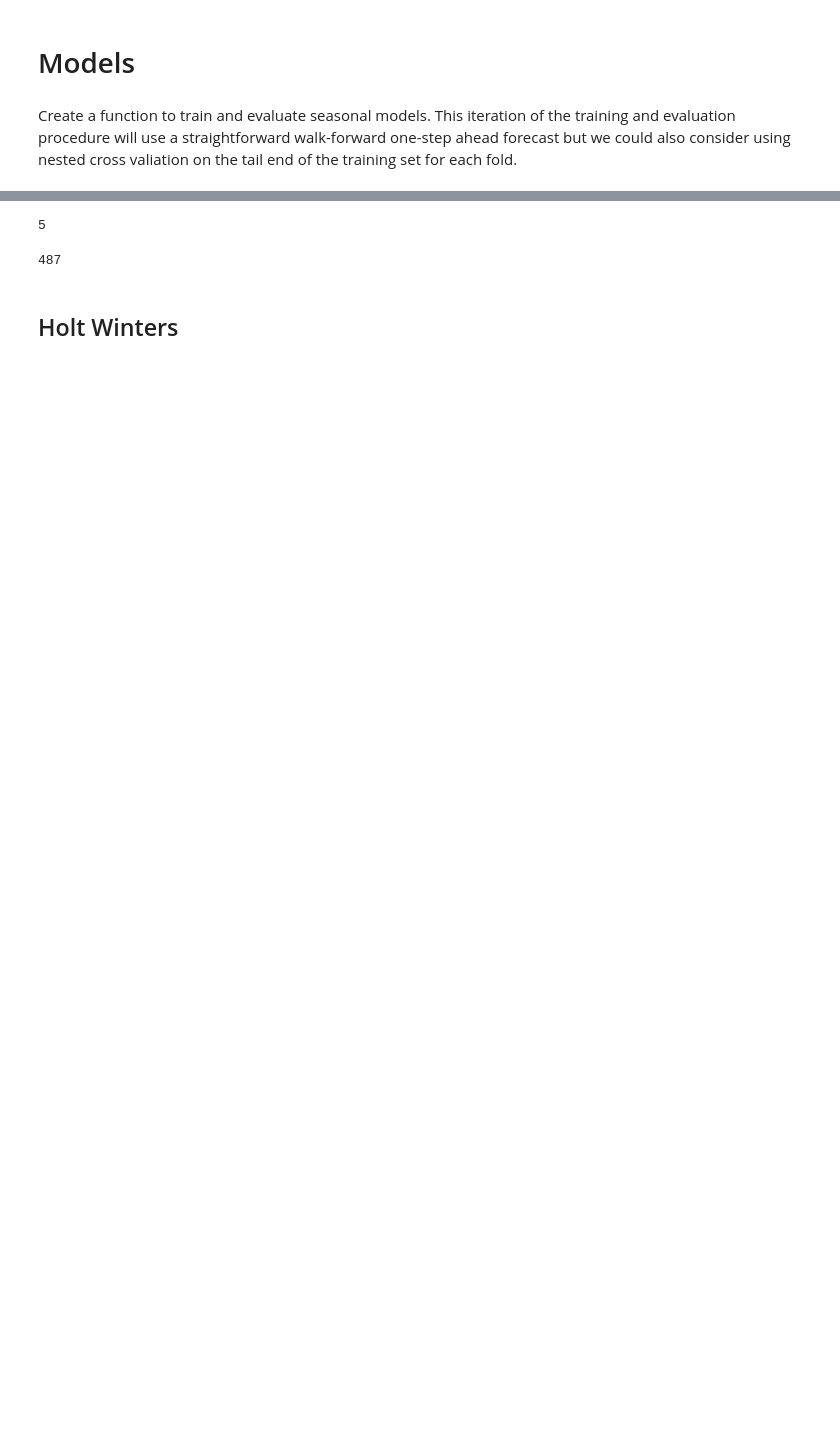
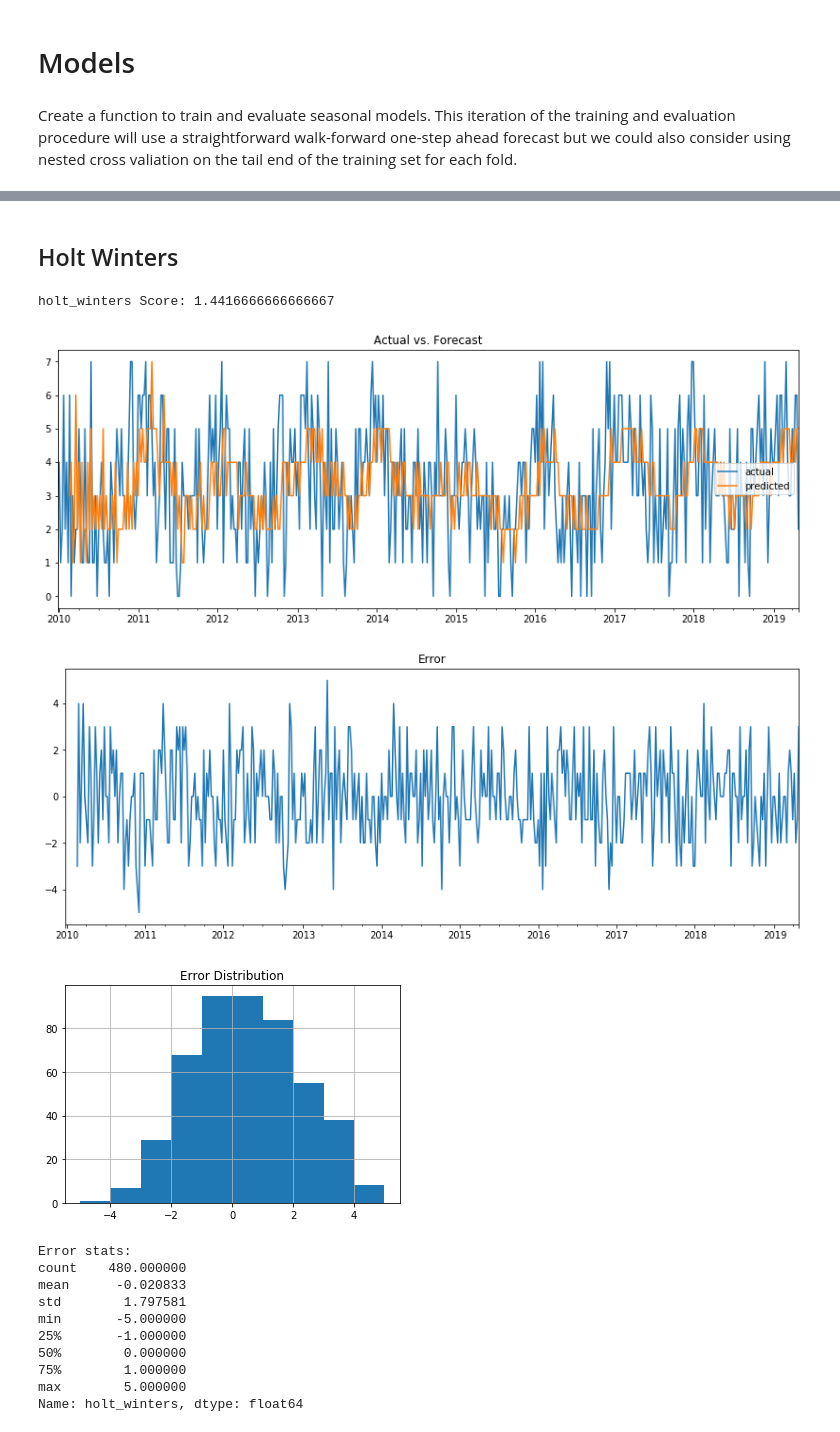
Before and after one commit to calvdee/london-ontario-rain-event-model, a Jupyter notebook: notebooks/4-Seasonal Models.ipynb, the cells around one changed output, grey strips where cells are left out. Cells and saved outputs as stored; diff of their text form; code cells hidden in the pictures; blank space fills up the shorter version.

Commit message:
Added seasonal model notebook and code

```diff
--- a/notebooks/4-Seasonal Models.ipynb
+++ b/notebooks/4-Seasonal Models.ipynb
@@ -83,17 +78,0 @@ def predict_average(x: pd.Series, horizon: int) -> np.array:
-# %%
-horizon = 1
-
-x = y.head()
-
-wf = GapWalkForward(n_splits=len(x)-1, test_size=horizon, gap_size=0)
-
-# Initialize the predictions with an empty value for the first
-# value since we need at least one value to train the model
-y_hats = { x.index[0]: np.nan }
-
-for train_ix, test_ix in wf.split(x):
-  train, test = x.iloc[train_ix], x.iloc[test_ix]
-  y_hat = predict_average(train, horizon)
-  y_hats[test.index.values[0]] = y_hat
-
-y_hats = pd.Series(y_hats)
@@ -108,8 +78,0 @@ pd.Series()
-# %%
-len(x)
-# %% [output]
-5
-# %%
-len(errors)
-# %% [output]
-487
@@ -118,2 +79,30 @@ len()
 # %% [markdown]
 ## Holt Winters
+# %%
+def predict_es(T: pd.DataFrame, seasonal_periods: int, horizon: int, **kwargs):
+  y = T.iloc[:, 0].astype(float)
+
+  es = ExponentialSmoothing(y, seasonal_periods=seasonal_periods, **kwargs, freq='W-MON')
+  es_fit = es.fit()
+
+  fcst = es_fit.forecast(horizon).round(0).astype(int)
+
+  return fcst
+# %%
+es_result = evalute_model('holt_winters', predict_es, X, seasonal_periods=8, horizon=1, seasonal='add')
+display_results(es_result)
+# %% [output]
+holt_winters Score: 1.4416666666666667
+[figure, added]
+[figure, added]
+[figure, added]
+Error stats:
+count    480.000000
+mean      -0.020833
+std        1.797581
+min       -5.000000
+25%       -1.000000
+50%        0.000000
+75%        1.000000
+max        5.000000
+Name: holt_winters, dtype: float64
```
Also changed, not shown: parts of 11 cells of this notebook, 2 other files.
